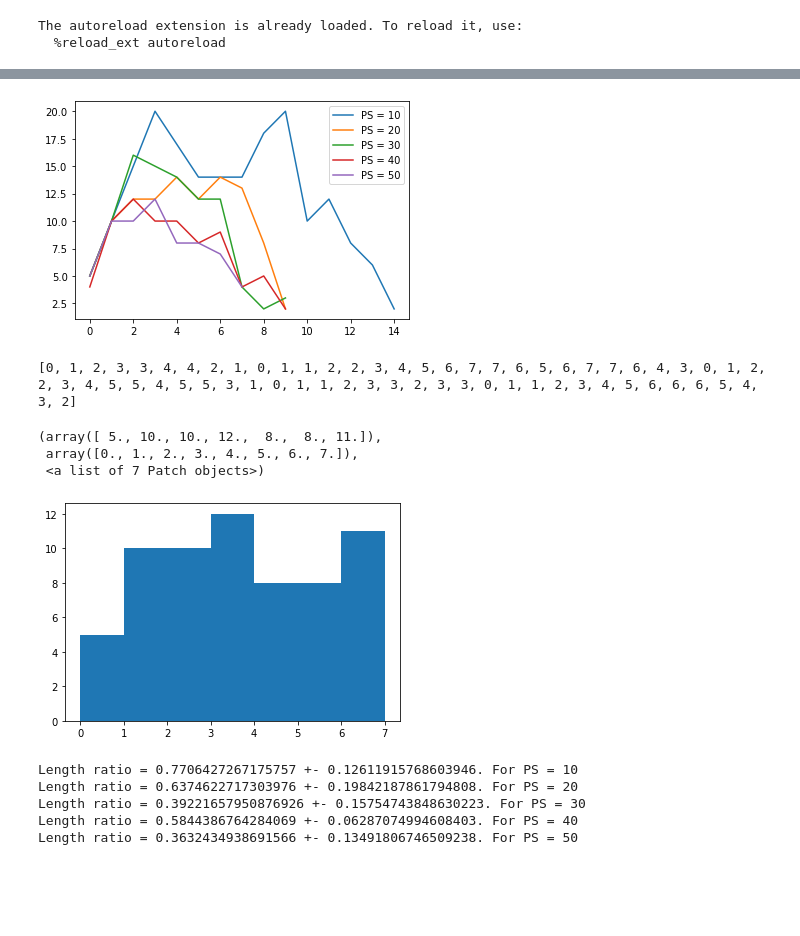
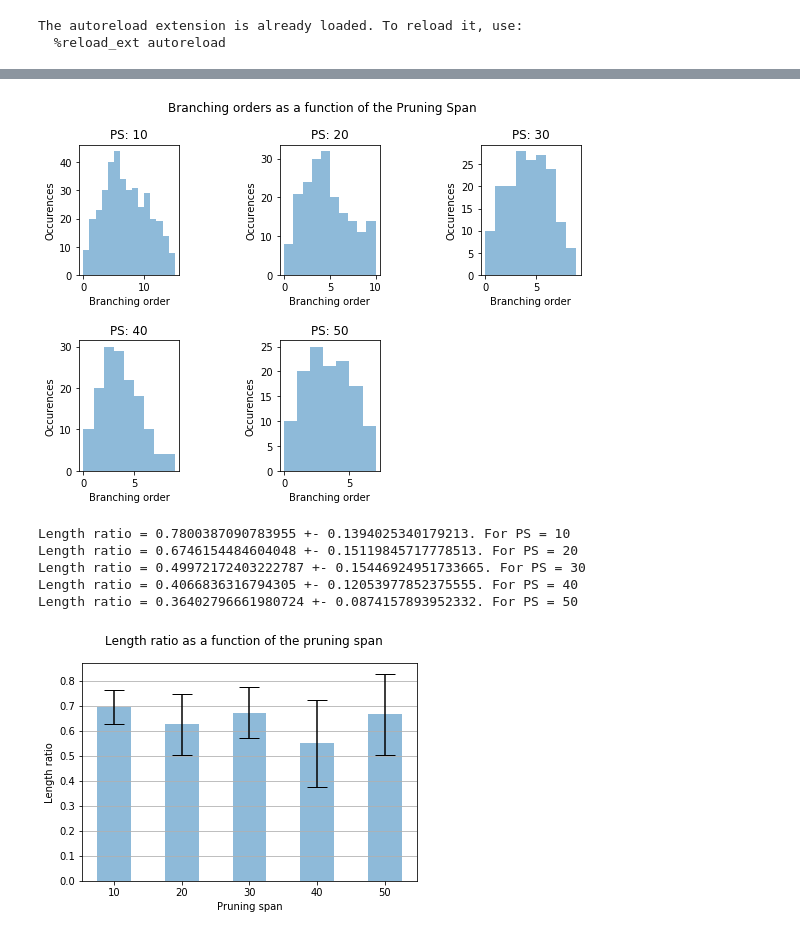
Before and after one commit to matthijsdewit111/CSS, a Jupyter notebook: code/analysis.ipynb, the cells around one changed output, grey strips where cells are left out. Drawn from its saved outputs; the diff is of its cells as text; code cells hidden in the pictures; blank space fills up the shorter version.

Commit message:
changed plotting

```diff
--- a/code/analysis.ipynb
+++ b/code/analysis.ipynb
@@ -46,7 +46,7 @@ def generate_tree_diff2d(PS):
 # %%
 #insert models here
 # %%
-simulations = 5
+simulations = 10
 PSs = [10, 20, 30, 40, 50]
 
 generated_trees = dict()
@@ -79,10 +79,10 @@ generated_trees
   <diff2d.DLA_diff2d at 0x...>,
   <diff2d.DLA_diff2d at 0x...>]}
 # %%
-for PS in PSs:
-    plt.figure()
-    branch_orders = []
-    for tree in generated_trees[PS]:
-        branch_orders += tree.tree.get_branch_orders()
-    plt.hist(branch_orders, bins = max(branch_orders))
-    plt.title("{}".format(PS))
+# for PS in PSs:
+#     plt.figure()
+#     branch_orders = []
+#     for tree in generated_trees[PS]:
+#         branch_orders += tree.tree.get_branch_orders()
+#     plt.hist(branch_orders, bins = max(branch_orders))
+#     plt.title("{}".format(PS))
@@ -95,44 +89,60 @@ for PS in PSs:
 # %%
-plt.figure()
+fig, ax = plt.subplots(2, 3, figsize = (9, 6))
+ax = ax.flatten()
+counter  = 0
 for PS in PSs:
 
     branch_orders = []
     for tree in generated_trees[PS]:
         branch_orders += tree.tree.get_branch_orders()
 
 
     c = Counter(branch_orders)
     c = sorted(c.items())
     x, y = zip(*c)
-    plt.plot(x, y, label='PS = {}'.format(PS))
+    ax[counter].hist(branch_orders, alpha = 0.5, bins = max(branch_orders))
+    ax[counter].set_title("PS: {}".format(PS))
+    ax[counter].set_xlabel("Branching order")
+    ax[counter].set_ylabel("Occurences")
+    counter += 1
 
-plt.legend()
+fig.delaxes(ax[counter])
+fig.subplots_adjust(wspace = 1, hspace = 0.5)
+fig.suptitle("Branching orders as a function of the Pruning Span")
+plt.ylabel("Occurences")
 plt.show()
 # %% [output]
-[figure, old version]
+[figure, new version]
-# %%
-# c = Counter(branch_orders)
-
-# print(c.items())
-plt.hist(branch_orders, bins=max(branch_orders))
-# %% [output]
-[0, 1, 2, 3, 3, 4, 4, 2, 1, 0, 1, 1, 2, 2, 3, 4, 5, 6, 7, 7, 6, 5, 6, 7, 7, 6, 4, 3, 0, 1, 2, 2, 3, 4, 5, 5, 4, 5, 5, 3, 1, 0, 1, 1, 2, 3, 3, 2, 3, 3, 0, 1, 1, 2, 3, 4, 5, 6, 6, 6, 5, 4, 3, 2]
-(array([ 5., 10., 10., 12.,  8.,  8., 11.]),
- array([0., 1., 2., 3., 4., 5., 6., 7.]),
- <a list of 7 Patch objects>)
-[figure, removed]
 # %%
+means = []
+errors = []
 for PS in PSs:
     length_ratio = []
 
     for tree in generated_trees[PS]:
         length_ratio.append(tree.tree.get_lenghts_ratio())
 
-    print("Length ratio = {} +- {}. For PS = {}".format(np.mean(length_ratio), np.std(length_ratio), PS))
+    mean = np.mean(length_ratio)
+    std = np.std(length_ratio)
+    means.append(mean)
+    errors.append(std)
+
+    print("Length ratio = {} +- {}. For PS = {}".format(mean, std, PS))
 # %% [output]
-Length ratio = 0.7706427267175757 +- 0.12611915768603946. For PS = 10
-Length ratio = 0.6374622717303976 +- 0.19842187861794808. For PS = 20
-Length ratio = 0.39221657950876926 +- 0.15754743848630223. For PS = 30
-Length ratio = 0.5844386764284069 +- 0.06287074994608403. For PS = 40
-Length ratio = 0.3632434938691566 +- 0.13491806746509238. For PS = 50
+Length ratio = 0.7800387090783955 +- 0.1394025340179213. For PS = 10
+Length ratio = 0.6746154484604048 +- 0.15119845717778513. For PS = 20
+Length ratio = 0.49972172403222787 +- 0.15446924951733665. For PS = 30
+Length ratio = 0.4066836316794305 +- 0.12053977852375555. For PS = 40
+Length ratio = 0.36402796661980724 +- 0.0874157893952332. For PS = 50
+# %%
+fig, ax = plt.subplots()
+ax.bar(PSs, means, yerr=errors, width = 5, alpha=0.5, ecolor='black', capsize=10)
+ax.set_ylabel('Length ratio')
+ax.set_xlabel('Pruning span')
+ax.set_xticks(PSs)
+ax.yaxis.grid(True)
+fig.suptitle("Length ratio as a function of the pruning span")
+plt.show()
+# %% [output]
+[figure, added]
 # %%
```
Also changed, not shown: parts of 8 cells of this notebook.
